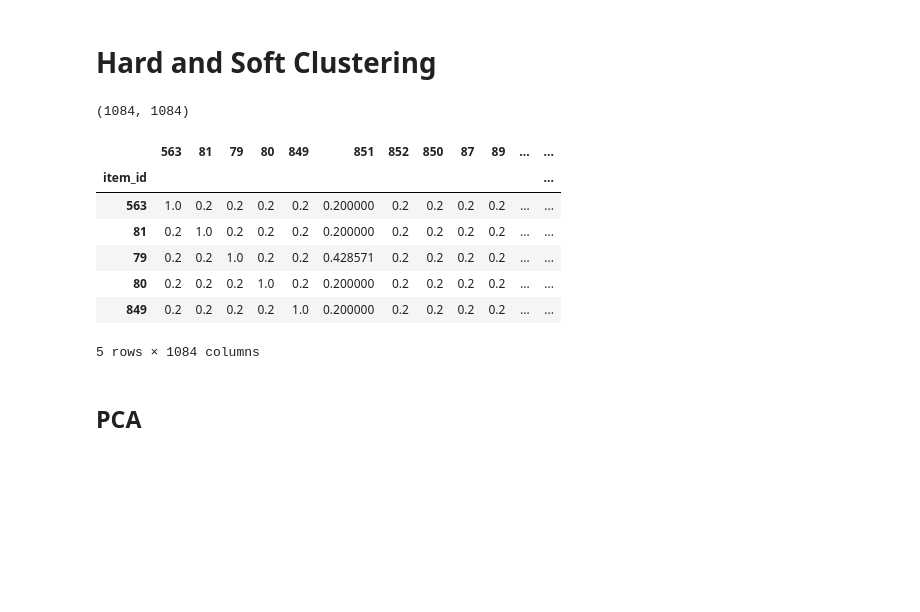
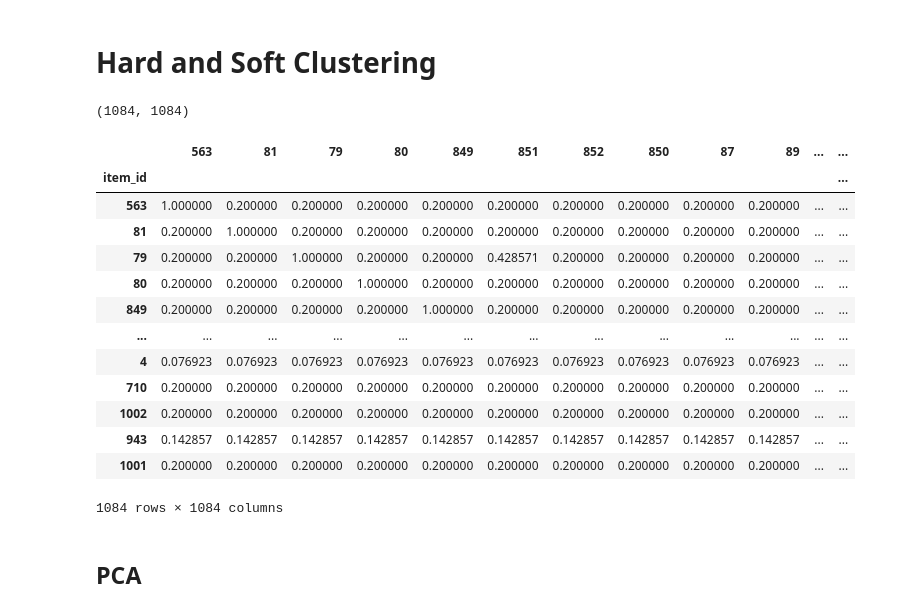
Before and after one commit to ab3masta/pfe_final_notebook, a Jupyter notebook: clustering.ipynb, the cells around one changed output. Saved outputs shown, nothing was run; the diff lists cells and outputs as text; code cells hidden in the pictures; blank space fills up the shorter version.

```diff
--- a/clustering.ipynb
+++ b/clustering.ipynb
@@ -166,18 +166,24 @@ items_similarity.to_csv("./data/items_similarity.csv")
 # %%
 items_similarity = pd.read_csv("./data/items_similarity.csv")
 items_similarity = items_similarity.set_index('item_id')
 print(items_similarity.shape)
-items_similarity.head()
+items_similarity
 # %% [output]
 (1084, 1084)
 |  | 563 | 81 | 79 | 80 | 849 | 851 | 852 | 850 | 87 | 89 | ... | ... |
 | item_id |  |  |  |  |  |  |  |  |  |  |  | ... |
-| 563 | 1.0 | 0.2 | 0.2 | 0.2 | 0.2 | 0.200000 | 0.2 | 0.2 | 0.2 | 0.2 | ... | ... |
-| 81 | 0.2 | 1.0 | 0.2 | 0.2 | 0.2 | 0.200000 | 0.2 | 0.2 | 0.2 | 0.2 | ... | ... |
-| 79 | 0.2 | 0.2 | 1.0 | 0.2 | 0.2 | 0.428571 | 0.2 | 0.2 | 0.2 | 0.2 | ... | ... |
-| 80 | 0.2 | 0.2 | 0.2 | 1.0 | 0.2 | 0.200000 | 0.2 | 0.2 | 0.2 | 0.2 | ... | ... |
-| 849 | 0.2 | 0.2 | 0.2 | 0.2 | 1.0 | 0.200000 | 0.2 | 0.2 | 0.2 | 0.2 | ... | ... |
+| 563 | 1.000000 | 0.200000 | 0.200000 | 0.200000 | 0.200000 | 0.200000 | 0.200000 | 0.200000 | 0.200000 | 0.200000 | ... | ... |
+| 81 | 0.200000 | 1.000000 | 0.200000 | 0.200000 | 0.200000 | 0.200000 | 0.200000 | 0.200000 | 0.200000 | 0.200000 | ... | ... |
+| 79 | 0.200000 | 0.200000 | 1.000000 | 0.200000 | 0.200000 | 0.428571 | 0.200000 | 0.200000 | 0.200000 | 0.200000 | ... | ... |
+| 80 | 0.200000 | 0.200000 | 0.200000 | 1.000000 | 0.200000 | 0.200000 | 0.200000 | 0.200000 | 0.200000 | 0.200000 | ... | ... |
+| 849 | 0.200000 | 0.200000 | 0.200000 | 0.200000 | 1.000000 | 0.200000 | 0.200000 | 0.200000 | 0.200000 | 0.200000 | ... | ... |
+| ... | ... | ... | ... | ... | ... | ... | ... | ... | ... | ... | ... | ... |
+| 4 | 0.076923 | 0.076923 | 0.076923 | 0.076923 | 0.076923 | 0.076923 | 0.076923 | 0.076923 | 0.076923 | 0.076923 | ... | ... |
+| 710 | 0.200000 | 0.200000 | 0.200000 | 0.200000 | 0.200000 | 0.200000 | 0.200000 | 0.200000 | 0.200000 | 0.200000 | ... | ... |
+| 1002 | 0.200000 | 0.200000 | 0.200000 | 0.200000 | 0.200000 | 0.200000 | 0.200000 | 0.200000 | 0.200000 | 0.200000 | ... | ... |
+| 943 | 0.142857 | 0.142857 | 0.142857 | 0.142857 | 0.142857 | 0.142857 | 0.142857 | 0.142857 | 0.142857 | 0.142857 | ... | ... |
+| 1001 | 0.200000 | 0.200000 | 0.200000 | 0.200000 | 0.200000 | 0.200000 | 0.200000 | 0.200000 | 0.200000 | 0.200000 | ... | ... |
-5 rows × 1084 columns
+1084 rows × 1084 columns
 # %% [markdown]
 ## PCA
 # %%
```
Also changed, not shown: parts of 13 cells of this notebook, 1 other file.
